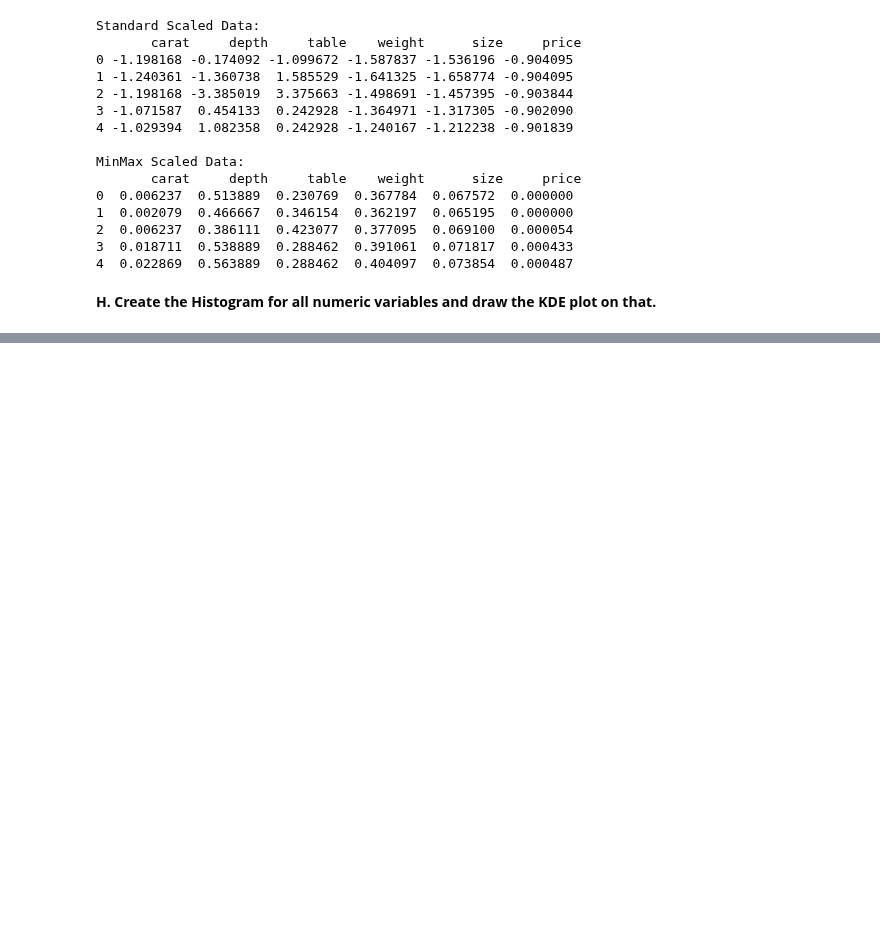
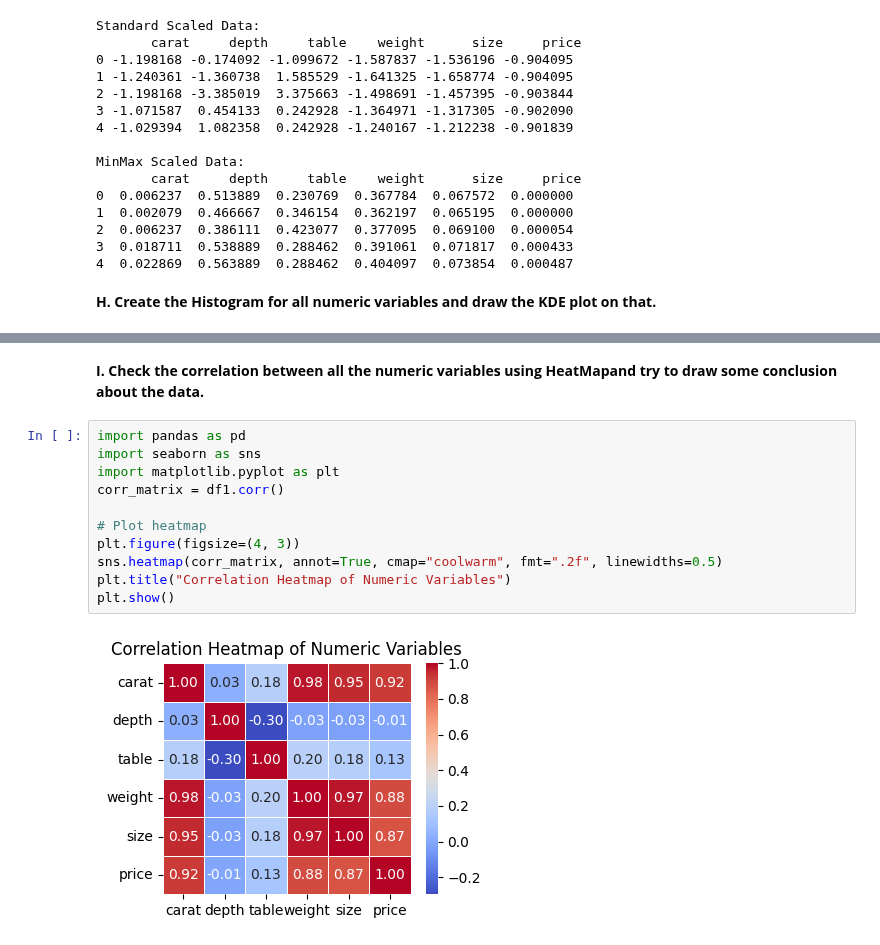
Before and after one commit to Piramu-Mahalingam/DS-Course-Assignment-1, a Jupyter notebook: Assignment Maths.ipynb, the cells around one changed output, grey strips where cells are left out. Drawn from its saved outputs; the diff is of its cells as text; blank space fills up the shorter version.

```diff
--- a/Assignment Maths.ipynb
+++ b/Assignment Maths.ipynb
@@ -223,0 +263,15 @@ import seaborn as sns
+# %% [markdown]
+**I.	Check the correlation between all the numeric variables using HeatMapand try to draw some conclusion about the data.**
+# %%
+import pandas as pd
+import seaborn as sns
+import matplotlib.pyplot as plt
+corr_matrix = df1.corr()
+
+# Plot heatmap
+plt.figure(figsize=(4, 3))
+sns.heatmap(corr_matrix, annot=True, cmap="coolwarm", fmt=".2f", linewidths=0.5)
+plt.title("Correlation Heatmap of Numeric Variables")
+plt.show()
+# %% [output]
+[figure, added]
```
Also changed, not shown: parts of 5 cells of this notebook.
